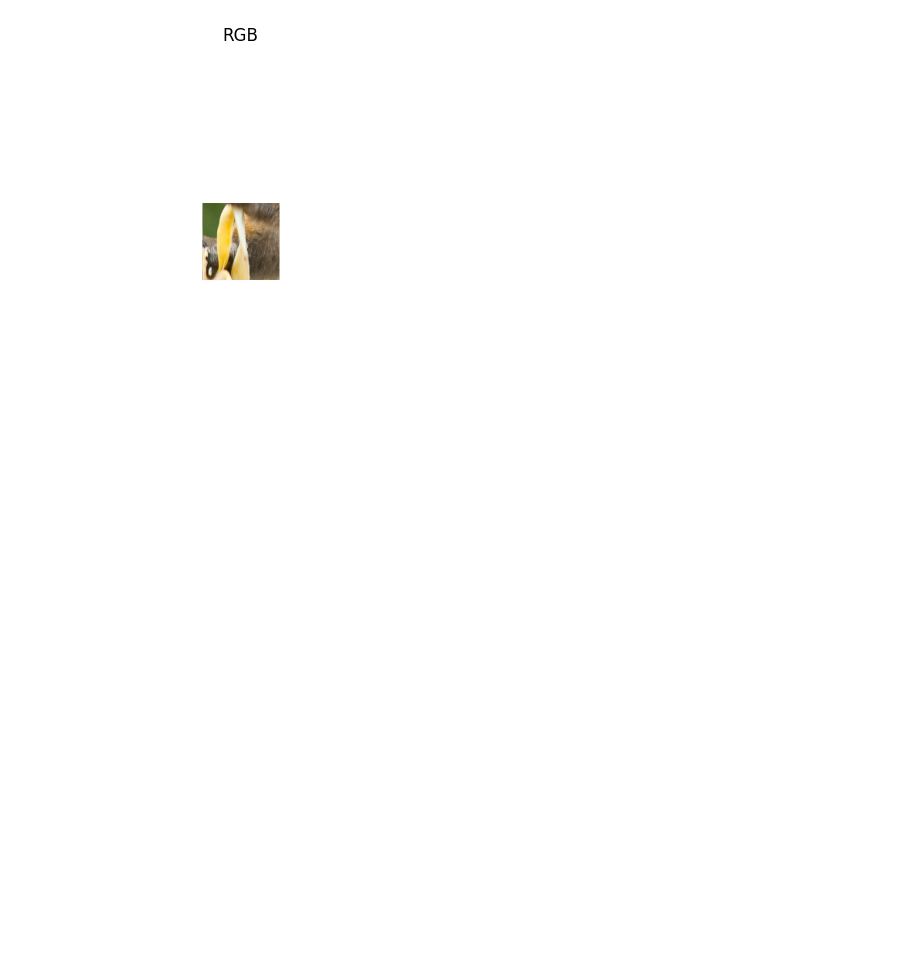
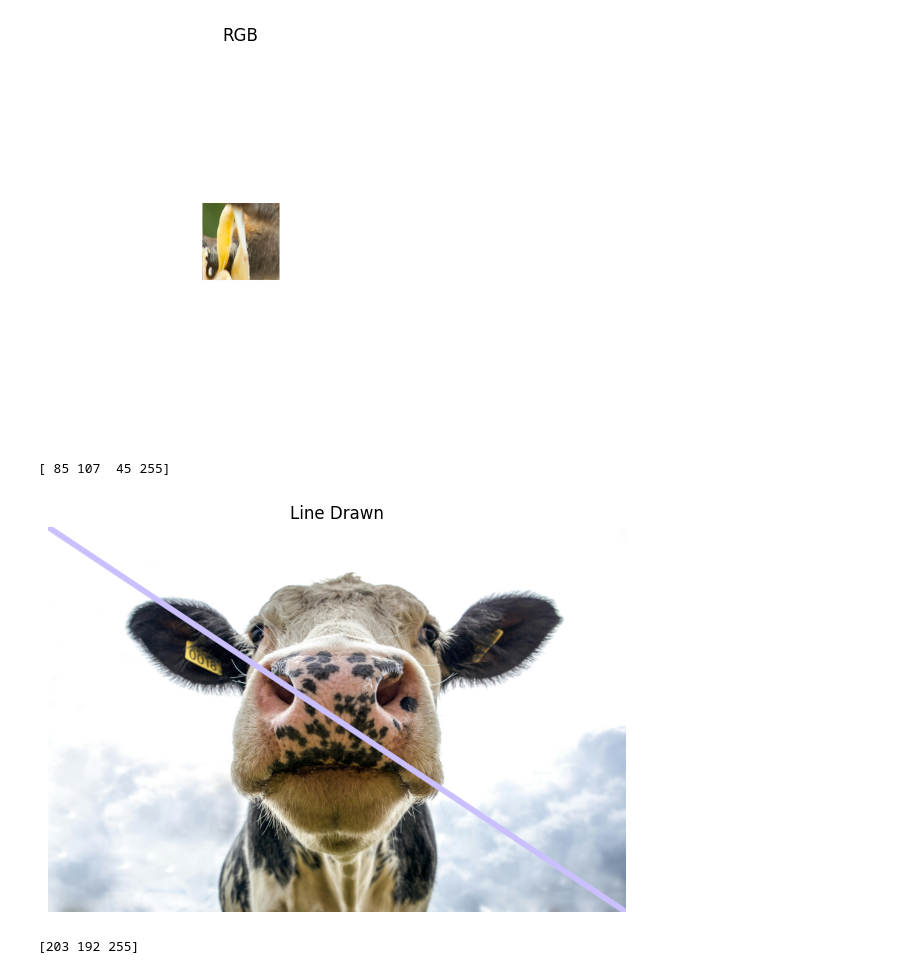
Before and after one commit to gautamvira/computer-vision-opencv, a Jupyter notebook: opencv_functions.ipynb, the cells around one changed output. Saved outputs shown, nothing was run; the diff lists cells and outputs as text; code cells hidden in the pictures; blank space fills up the shorter version.

Commit message:
Added a block about drawing lines on images

```diff
--- a/opencv_functions.ipynb
+++ b/opencv_functions.ipynb
@@ -92,3 +92,21 @@ ax.axis('off')
 plt.show()
 # %% [output]
 [figure]
+# %%
+print(image1[200,200])
+# %% [output]
+[ 85 107  45 255]
+# %%
+image = cv2.cvtColor(cv2.imread('assets/cow.jpg'), cv2.COLOR_BGR2RGB)
+img = cv2.line(image, (0,0), (len(image[0]), len(image)), (203,192,255), 50)
+fig, ax = plt.subplots(figsize=(10,5))
+ax.imshow(img)
+ax.set_title('Line Drawn')
+ax.axis('off')
+plt.show()
+# %% [output]
+[figure, added]
+# %%
+print(image[0,0])
+# %% [output]
+[203 192 255]
```
